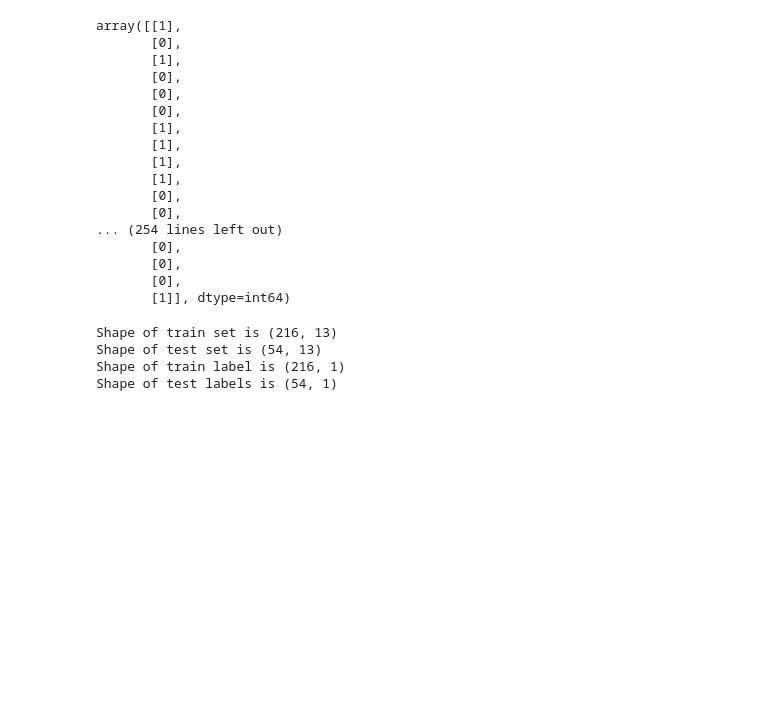
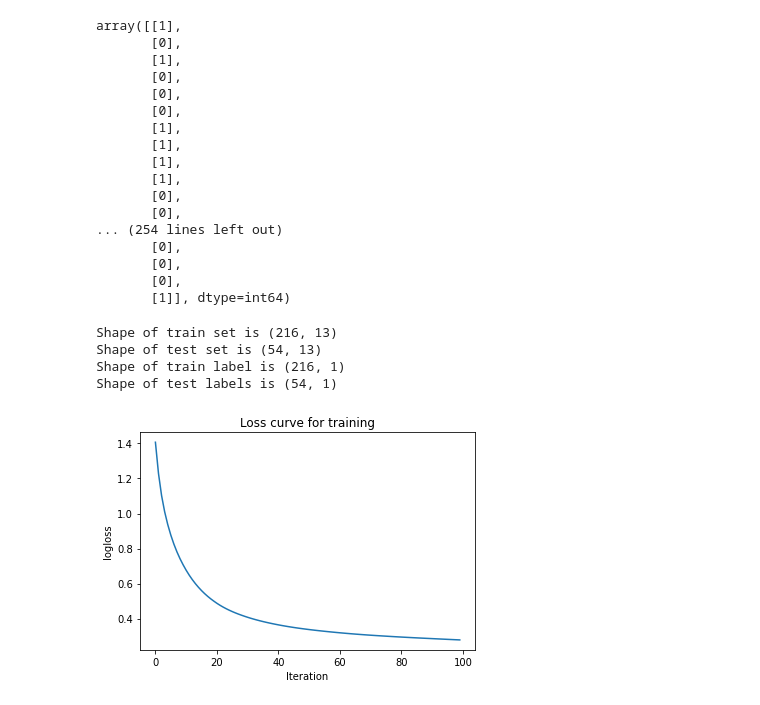
Before and after one commit to MaiAnh871/object-detection, a Jupyter notebook: Week3/STEP2/step2.ipynb, the cells around one changed output. Cells and saved outputs as stored; diff of their text form; code cells hidden in the pictures; blank space fills up the shorter version.

```diff
--- a/Week3/STEP2/step2.ipynb
+++ b/Week3/STEP2/step2.ipynb
@@ -276,0 +329,7 @@ class NeuralNet():
+# %%
+nn = NeuralNet() # Create the NN model
+nn.fit(Xtrain, ytrain) # Train the model
+# %%
+nn.plot_loss()
+# %% [output]
+[figure, added]
```
Also changed, not shown: parts of 2 cells of this notebook.
